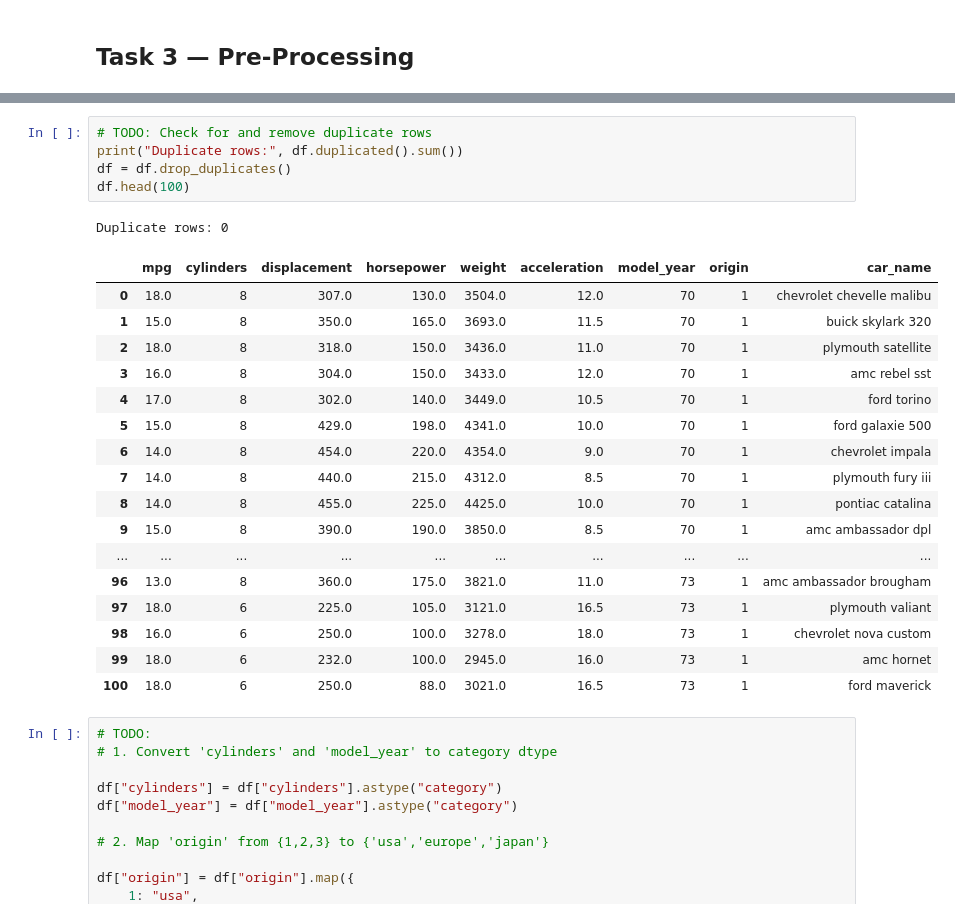
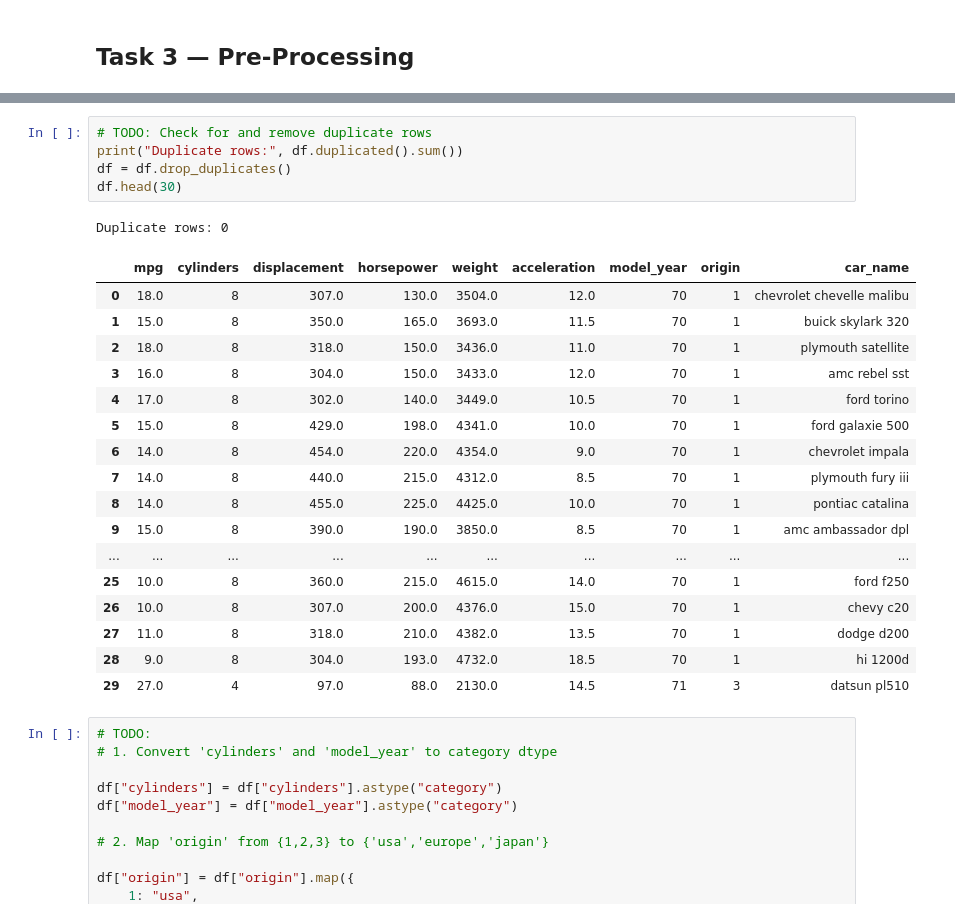
Before and after one commit to FurqanAlyy/AI-ML-NIAI, a Jupyter notebook: 02_EDA_Worksheet.ipynb, the cells around one changed output, grey strips where cells are left out. Drawn from its saved outputs; the diff is of its cells as text.

```diff
--- a/02_EDA_Worksheet.ipynb
+++ b/02_EDA_Worksheet.ipynb
@@ -129,27 +123,27 @@ After droping rows (392, 9)
 # %%
 # TODO: Check for and remove duplicate rows
 print("Duplicate rows:", df.duplicated().sum())
 df = df.drop_duplicates()
-df.head(100)
+df.head(30)
 # %% [output]
 Duplicate rows: 0
 |  | mpg | cylinders | displacement | horsepower | weight | acceleration | model_year | origin | car_name |
 | 0 | 18.0 | 8 | 307.0 | 130.0 | 3504.0 | 12.0 | 70 | 1 | chevrolet chevelle malibu |
 | 1 | 15.0 | 8 | 350.0 | 165.0 | 3693.0 | 11.5 | 70 | 1 | buick skylark 320 |
 | 2 | 18.0 | 8 | 318.0 | 150.0 | 3436.0 | 11.0 | 70 | 1 | plymouth satellite |
 | 3 | 16.0 | 8 | 304.0 | 150.0 | 3433.0 | 12.0 | 70 | 1 | amc rebel sst |
 | 4 | 17.0 | 8 | 302.0 | 140.0 | 3449.0 | 10.5 | 70 | 1 | ford torino |
 | 5 | 15.0 | 8 | 429.0 | 198.0 | 4341.0 | 10.0 | 70 | 1 | ford galaxie 500 |
 | 6 | 14.0 | 8 | 454.0 | 220.0 | 4354.0 | 9.0 | 70 | 1 | chevrolet impala |
 | 7 | 14.0 | 8 | 440.0 | 215.0 | 4312.0 | 8.5 | 70 | 1 | plymouth fury iii |
 | 8 | 14.0 | 8 | 455.0 | 225.0 | 4425.0 | 10.0 | 70 | 1 | pontiac catalina |
 | 9 | 15.0 | 8 | 390.0 | 190.0 | 3850.0 | 8.5 | 70 | 1 | amc ambassador dpl |
 | ... | ... | ... | ... | ... | ... | ... | ... | ... | ... |
-| 96 | 13.0 | 8 | 360.0 | 175.0 | 3821.0 | 11.0 | 73 | 1 | amc ambassador brougham |
-| 97 | 18.0 | 6 | 225.0 | 105.0 | 3121.0 | 16.5 | 73 | 1 | plymouth valiant |
-| 98 | 16.0 | 6 | 250.0 | 100.0 | 3278.0 | 18.0 | 73 | 1 | chevrolet nova custom |
-| 99 | 18.0 | 6 | 232.0 | 100.0 | 2945.0 | 16.0 | 73 | 1 | amc hornet |
-| 100 | 18.0 | 6 | 250.0 | 88.0 | 3021.0 | 16.5 | 73 | 1 | ford maverick |
+| 25 | 10.0 | 8 | 360.0 | 215.0 | 4615.0 | 14.0 | 70 | 1 | ford f250 |
+| 26 | 10.0 | 8 | 307.0 | 200.0 | 4376.0 | 15.0 | 70 | 1 | chevy c20 |
+| 27 | 11.0 | 8 | 318.0 | 210.0 | 4382.0 | 13.5 | 70 | 1 | dodge d200 |
+| 28 | 9.0 | 8 | 304.0 | 193.0 | 4732.0 | 18.5 | 70 | 1 | hi 1200d |
+| 29 | 27.0 | 4 | 97.0 | 88.0 | 2130.0 | 14.5 | 71 | 3 | datsun pl510 |
 # %%
 # TODO:
 # 1. Convert 'cylinders' and 'model_year' to category dtype
```
Also changed, not shown: parts of 4 cells of this notebook.
